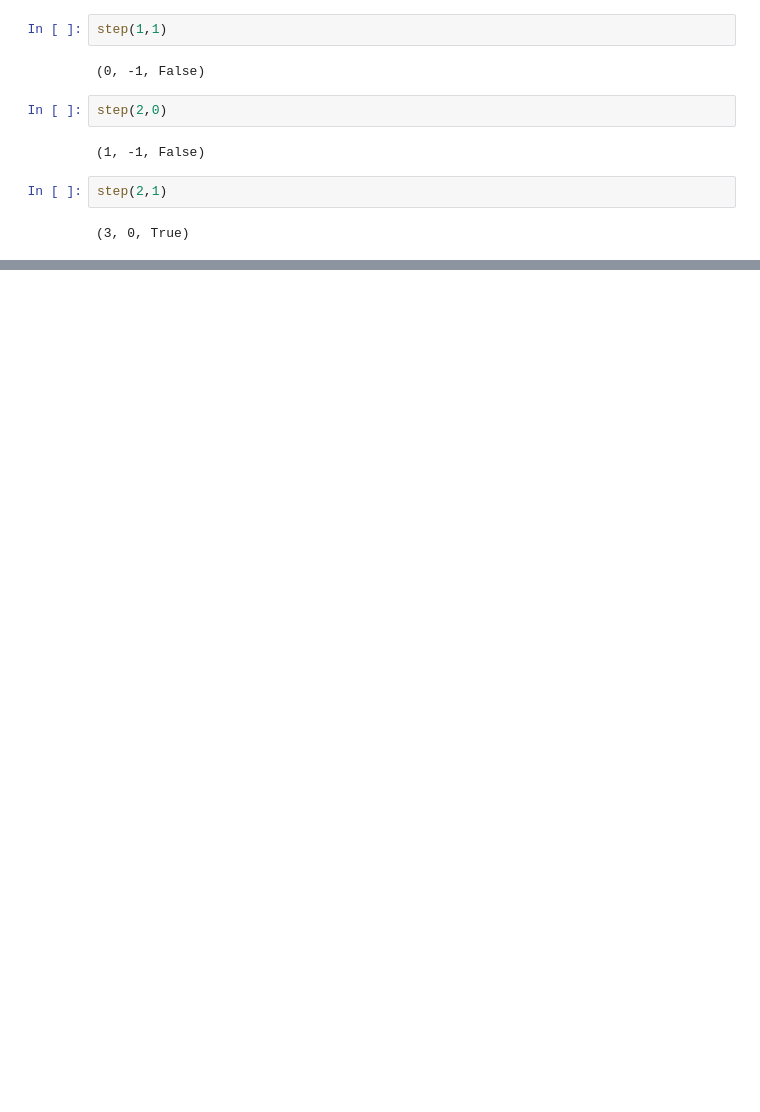
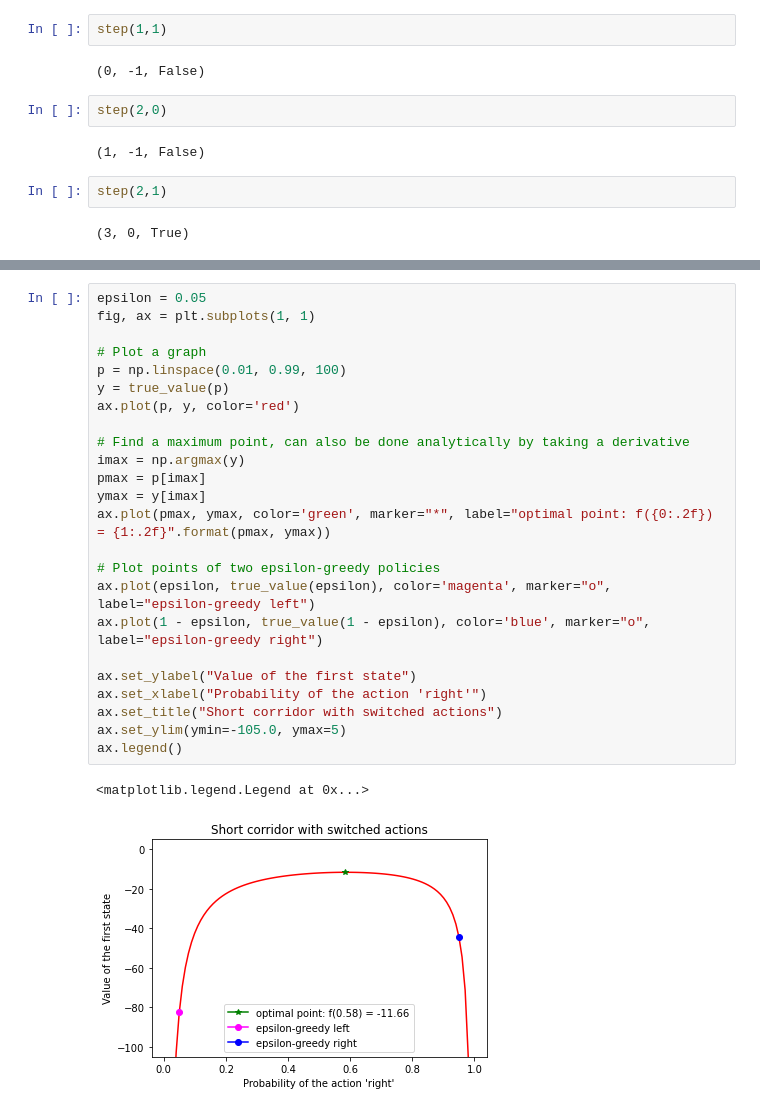
Before and after one commit to ha5ha6/judy_blog, a Jupyter notebook: _notebooks/short_corridor.ipynb, the cells around one changed output, grey strips where cells are left out. Saved outputs shown, nothing was run; the diff lists cells and outputs as text; blank space fills up the shorter version.

```diff
--- a/_notebooks/short_corridor.ipynb
+++ b/_notebooks/short_corridor.ipynb
@@ -91,0 +91,27 @@ ax.grid()
+# %%
+epsilon = 0.05
+fig, ax = plt.subplots(1, 1)
+
+# Plot a graph
+p = np.linspace(0.01, 0.99, 100)
+y = true_value(p)
+ax.plot(p, y, color='red')
+
+# Find a maximum point, can also be done analytically by taking a derivative
+imax = np.argmax(y)
+pmax = p[imax]
+ymax = y[imax]
+ax.plot(pmax, ymax, color='green', marker="*", label="optimal point: f({0:.2f}) = {1:.2f}".format(pmax, ymax))
+
+# Plot points of two epsilon-greedy policies
+ax.plot(epsilon, true_value(epsilon), color='magenta', marker="o", label="epsilon-greedy left")
+ax.plot(1 - epsilon, true_value(1 - epsilon), color='blue', marker="o", label="epsilon-greedy right")
+
+ax.set_ylabel("Value of the first state")
+ax.set_xlabel("Probability of the action 'right'")
+ax.set_title("Short corridor with switched actions")
+ax.set_ylim(ymin=-105.0, ymax=5)
+ax.legend()
+# %% [output]
+<matplotlib.legend.Legend at 0x...>
+[figure, added]
```
Also changed, not shown: parts of 2 cells of this notebook, 2 other files.
